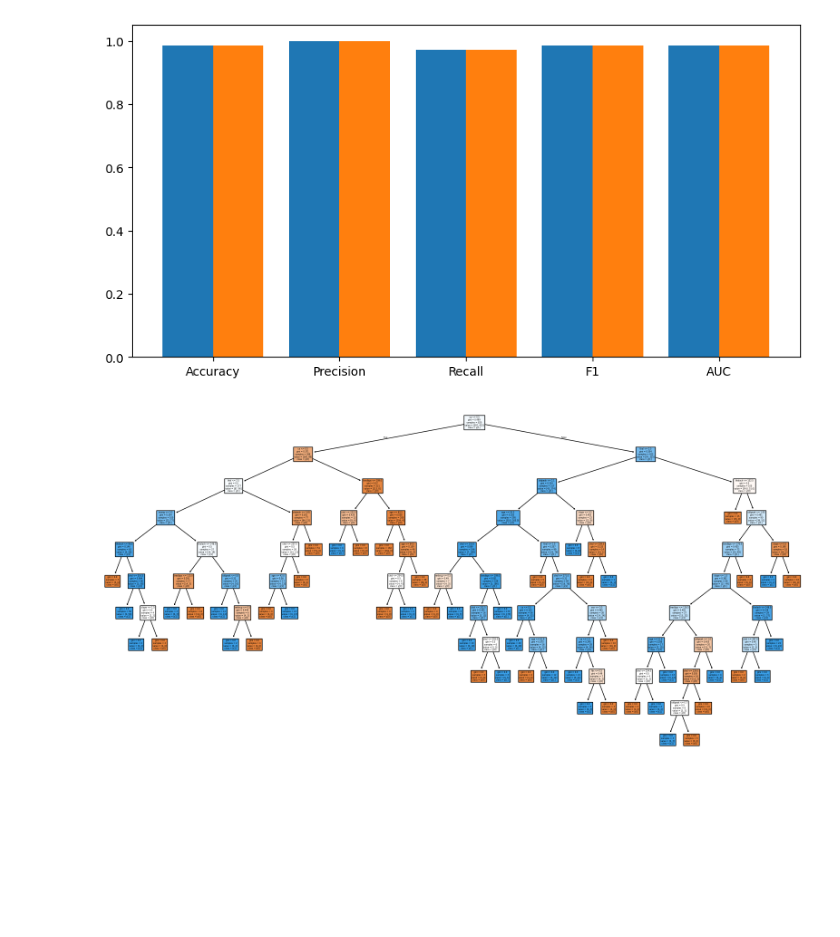
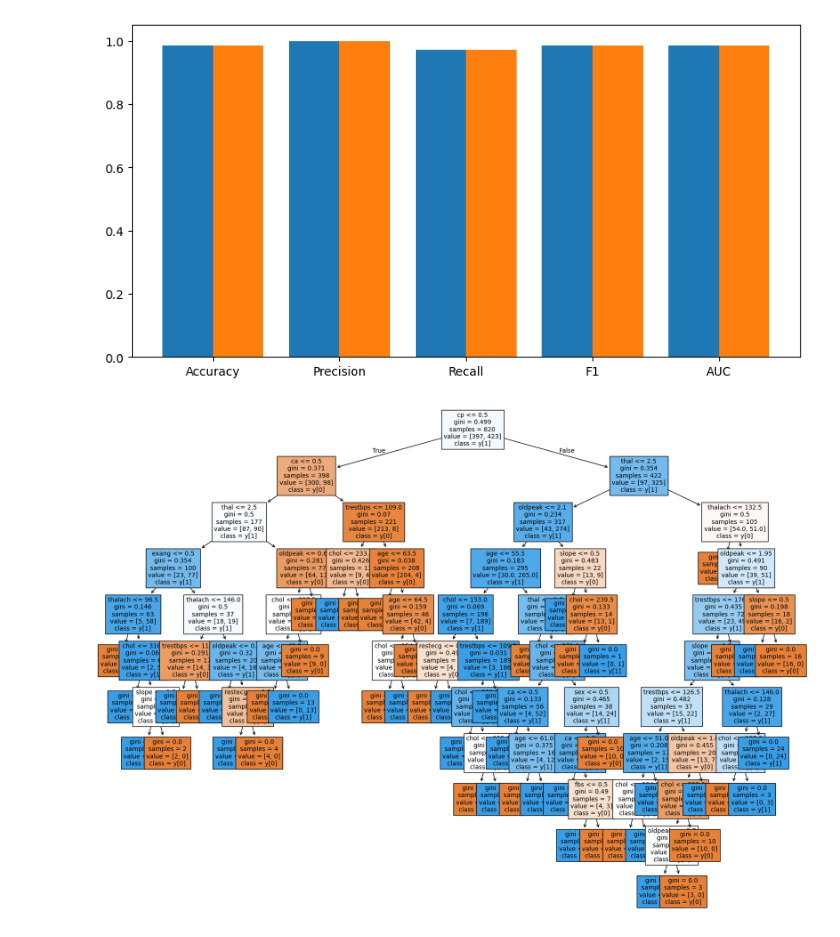
Before and after one commit to khondokarsumaya/210101_decision_tree, a Jupyter notebook: 210101_decisionmtree.ipynb, the cells around one changed output. Saved outputs shown, nothing was run; the diff lists cells and outputs as text; code cells hidden in the pictures; blank space fills up the shorter version.

```diff
--- a/210101_decisionmtree.ipynb
+++ b/210101_decisionmtree.ipynb
@@ -153,8 +153,8 @@ plt.show()
 # %% [output]
 [figure]
 # %%
-plt.figure(figsize=(20,10))
-plot_tree(best_cart, feature_names=X.columns, class_names=True, filled=True)
+plt.figure(figsize=(20,15))
+plot_tree(best_cart, feature_names=X.columns, class_names=True, filled=True, fontsize=10)
 plt.show()
 # %% [output]
-[figure, old version]
+[figure, new version]
```
